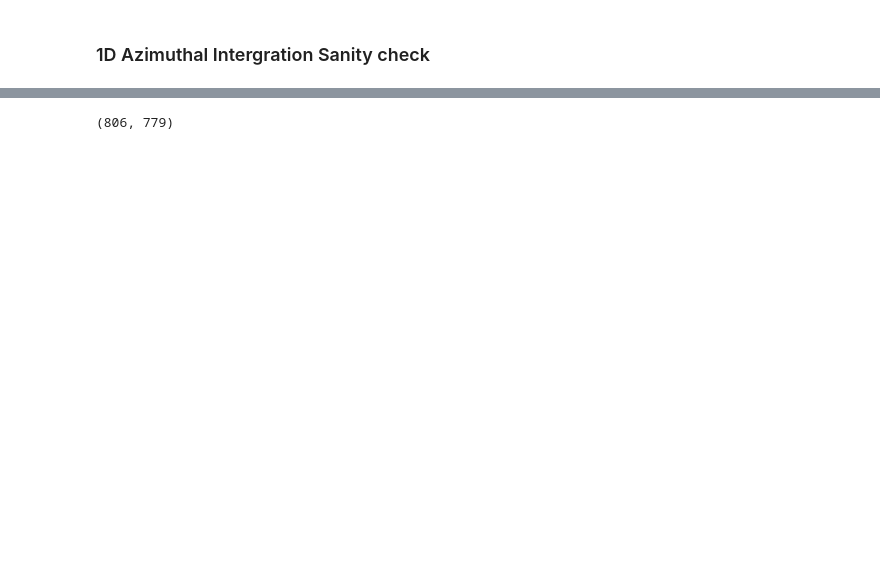
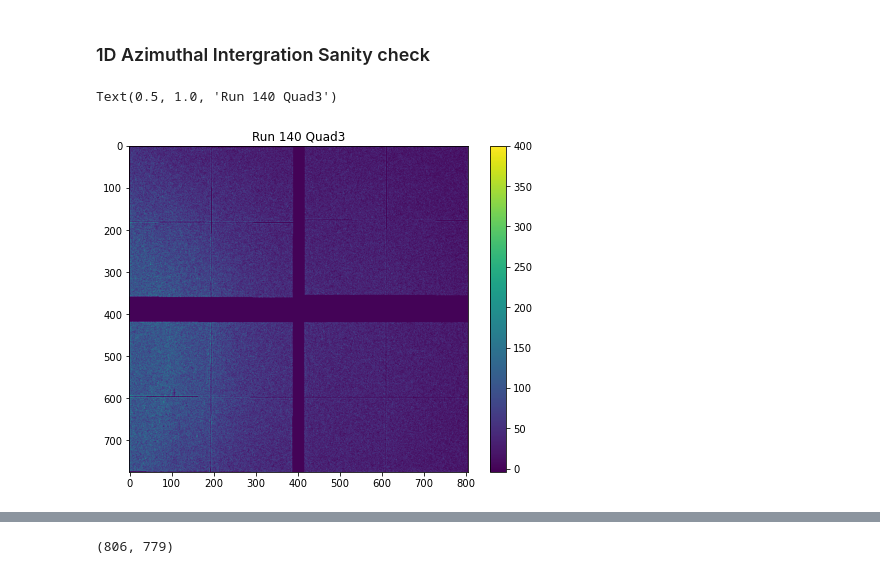
Before and after one commit to meeramadhavi/MEC_XRD_VISAR, a Jupyter notebook: Azimuthal_integration_Meera.ipynb, the cells around one changed output, grey strips where cells are left out. Cells and saved outputs as stored; diff of their text form; code cells hidden in the pictures; blank space fills up the shorter version.

```diff
--- a/Azimuthal_integration_Meera.ipynb
+++ b/Azimuthal_integration_Meera.ipynb
@@ -318,3 +339,13 @@ images = np.rot90(np.flipud(fabio.open(name_image).data), rot_mat[quad_to_look_a
+# %%
+#plotting the quads we want.
+Run = Runs[0]
+quad_2_plot = quad_to_look_at
+plt.imshow(Run_images['Run ' +str(Run)] ['Quad' + str(quad_2_plot)]-dark_run_images['Run 124']['Quad3'], vmax = 400)
+plt.colorbar()
+plt.title('Run ' +str(Run) + ' Quad' + str(quad_2_plot))
+# %% [output]
+Text(0.5, 1.0, 'Run 140 Quad3')
+[figure, added]
 # %%
 Run_images['Run ' + str(Runs[0])]['Quad'+ str(Quads[quad_to_look_at])]
 # %% [output]
```
Also changed, not shown: parts of 11 cells of this notebook, 2 other files.
